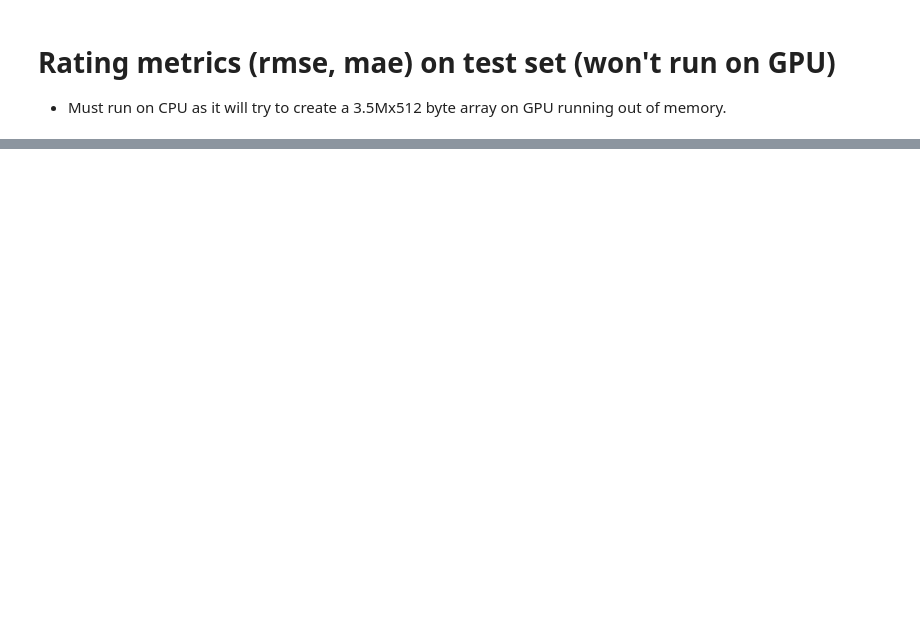
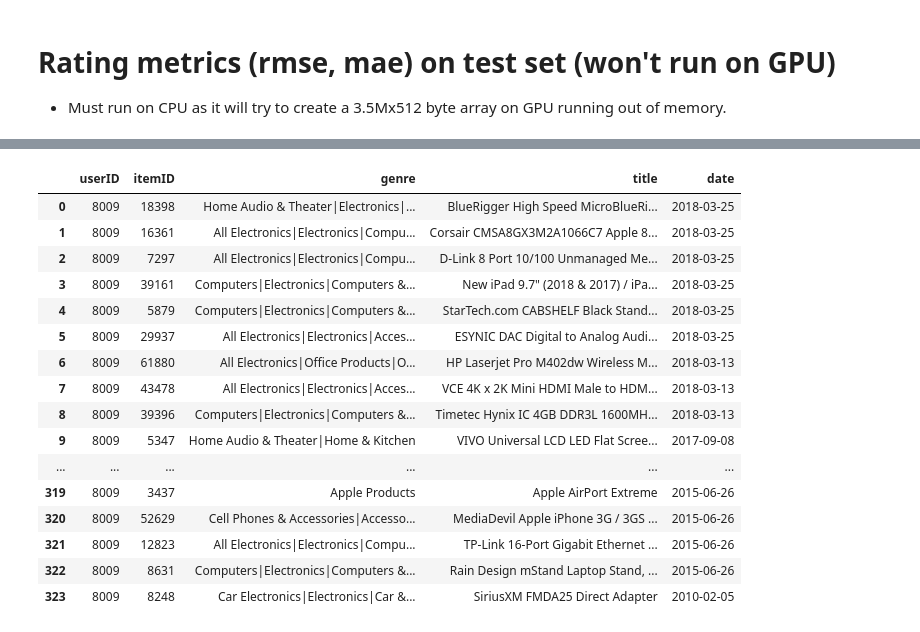
Before and after one commit to ss-github-code/capstone_recsys, a Jupyter notebook: modeling/wide_n_deep/wide_deep_electronics.ipynb, the cells around one changed output, grey strips where cells are left out. Saved outputs shown, nothing was run; the diff lists cells and outputs as text; code cells hidden in the pictures; blank space fills up the shorter version.

```diff
--- a/modeling/wide_n_deep/wide_deep_electronics.ipynb
+++ b/modeling/wide_n_deep/wide_deep_electronics.ipynb
@@ -712,0 +869,9 @@ df_ndcg["idcg"] = df_ndcg["actual"].apply(
+# %%
+import pandas as pd
+
+DATA_DIR = '/home/shiv/Documents/DataScience/Capstone/Data/wide_deep/Electronics/'
+
+ratings_df = pd.read_csv(DATA_DIR + 'wide_deep_amzn_e_20.csv', header=None, low_memory=False)
+ratings_df.columns=['userID','itemID', 'rating','genre','unixTimeStamp','title','price','main_cat', 'category']
+ratings_df = ratings_df[['userID', 'itemID', 'genre', 'title', 'unixTimeStamp']]
+ratings_df.shape
@@ -712,0 +880,3 @@ df_ndcg["idcg"] = df_ndcg["actual"].apply(
+# %%
+ratings_df = ratings_df[ratings_df['userID']==8009]
+ratings_df.shape
@@ -712,0 +911,6 @@ df_ndcg["idcg"] = df_ndcg["actual"].apply(
+# %%
+ratings_df.sort_values('unixTimeStamp', ascending=False, inplace=True)
+# %%
+ratings_df['date'] = pd.to_datetime(ratings_df['unixTimeStamp'],unit='s')
+ratings_df.drop(columns=['unixTimeStamp'], inplace=True)
+ratings_df.reset_index(inplace=True, drop=True)
@@ -712,0 +919,21 @@ df_ndcg["idcg"] = df_ndcg["actual"].apply(
+# %%
+pd.set_option('display.max_rows', None)
+ratings_df
+# %% [output]
+|  | userID | itemID | genre | title | date |
+| 0 | 8009 | 18398 | Home Audio & Theater|Electronics|... | BlueRigger High Speed MicroBlueRi... | 2018-03-25 |
+| 1 | 8009 | 16361 | All Electronics|Electronics|Compu... | Corsair CMSA8GX3M2A1066C7 Apple 8... | 2018-03-25 |
+| 2 | 8009 | 7297 | All Electronics|Electronics|Compu... | D-Link 8 Port 10/100 Unmanaged Me... | 2018-03-25 |
+| 3 | 8009 | 39161 | Computers|Electronics|Computers &... | New iPad 9.7" (2018 & 2017) / iPa... | 2018-03-25 |
+| 4 | 8009 | 5879 | Computers|Electronics|Computers &... | StarTech.com CABSHELF Black Stand... | 2018-03-25 |
+| 5 | 8009 | 29937 | All Electronics|Electronics|Acces... | ESYNIC DAC Digital to Analog Audi... | 2018-03-25 |
+| 6 | 8009 | 61880 | All Electronics|Office Products|O... | HP Laserjet Pro M402dw Wireless M... | 2018-03-13 |
+| 7 | 8009 | 43478 | All Electronics|Electronics|Acces... | VCE 4K x 2K Mini HDMI Male to HDM... | 2018-03-13 |
+| 8 | 8009 | 39396 | Computers|Electronics|Computers &... | Timetec Hynix IC 4GB DDR3L 1600MH... | 2018-03-13 |
+| 9 | 8009 | 5347 | Home Audio & Theater|Home & Kitchen | VIVO Universal LCD LED Flat Scree... | 2017-09-08 |
+| ... | ... | ... | ... | ... | ... |
+| 319 | 8009 | 3437 | Apple Products | Apple AirPort Extreme | 2015-06-26 |
+| 320 | 8009 | 52629 | Cell Phones & Accessories|Accesso... | MediaDevil Apple iPhone 3G / 3GS ... | 2015-06-26 |
+| 321 | 8009 | 12823 | All Electronics|Electronics|Compu... | TP-Link 16-Port Gigabit Ethernet ... | 2015-06-26 |
+| 322 | 8009 | 8631 | Computers|Electronics|Computers &... | Rain Design mStand Laptop Stand, ... | 2015-06-26 |
+| 323 | 8009 | 8248 | Car Electronics|Electronics|Car &... | SiriusXM FMDA25 Direct Adapter | 2010-02-05 |
```
Also changed, not shown: parts of 46 cells of this notebook, 7 other files.
